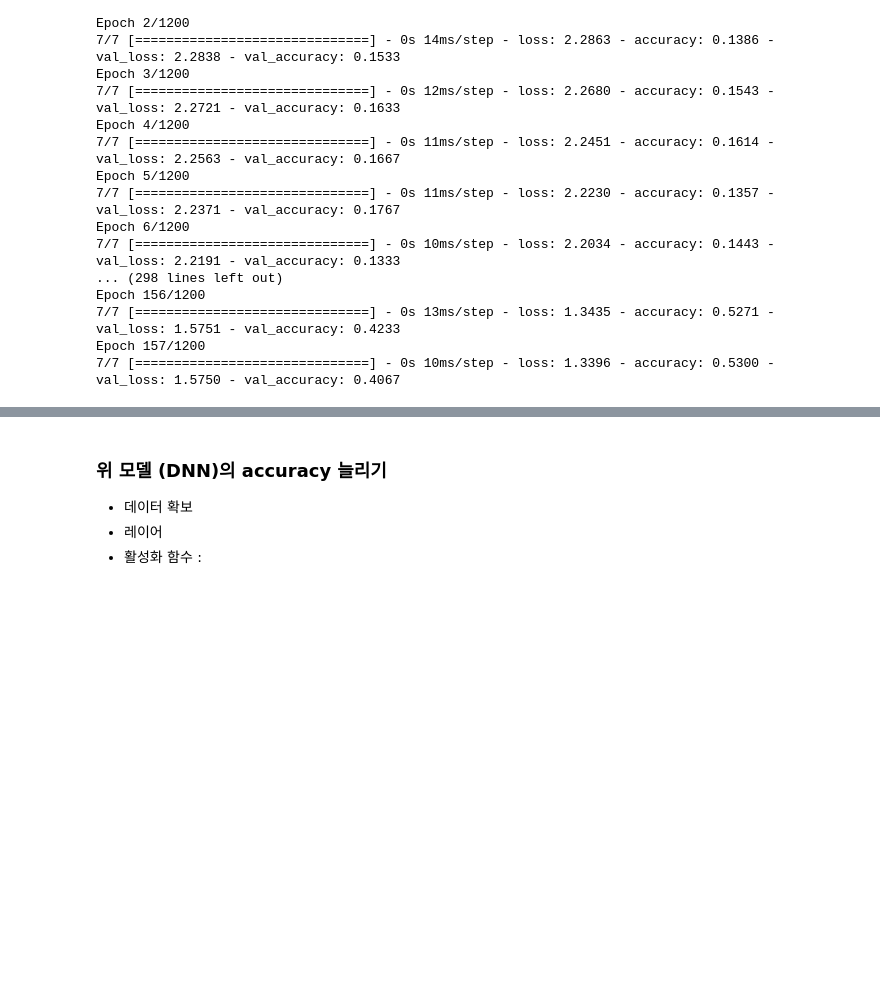
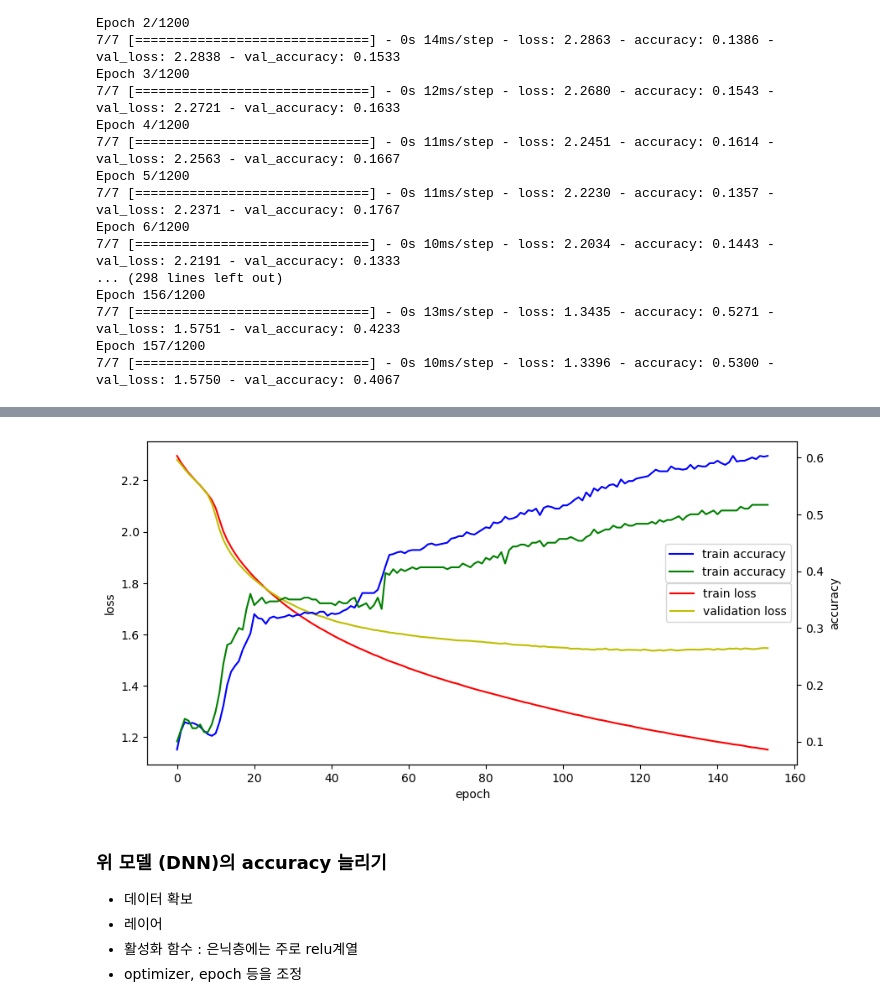
Before and after one commit to minjunK94/ai, a Jupyter notebook: source/08_DeepLearning/ch08_DNN(딥러닝)_MNIST(손글씨데이터).ipynb, the cells around one changed output, grey strips where cells are left out. Drawn from its saved outputs; the diff is of its cells as text; code cells hidden in the pictures; blank space fills up the shorter version.

```diff
--- a/source/08_DeepLearning/ch08_DNN(딥러닝)_MNIST(손글씨데이터).ipynb
+++ b/source/08_DeepLearning/ch08_DNN(딥러닝)_MNIST(손글씨데이터).ipynb
@@ -404,5 +426,21 @@ Epoch 157/1200
+# %%
+fig, loss_ax = plt.subplots(figsize=(10,5))
+loss_ax.plot(hist.history['loss'], 'r', label='train loss')
+loss_ax.plot(hist.history['val_loss'], 'y', label='validation loss')
+loss_ax.set_xlabel('epoch')
+loss_ax.set_ylabel('loss')
+acc_ax = loss_ax.twinx()
+acc_ax.plot(hist.history['accuracy'], 'b', label='train accuracy')
+acc_ax.plot(hist.history['val_accuracy'], 'g', label='train accuracy')
+acc_ax.set_ylabel('accuracy')
+loss_ax.legend(loc='center right')
+acc_ax.legend(bbox_to_anchor=(0.999, 0.7))
+plt.show()
+# %% [output]
+[figure, added]
 # %% [markdown]
 ### 위 모델 (DNN)의 accuracy 늘리기
 - 데이터 확보
 - 레이어
-- 활성화 함수 :
+- 활성화 함수 : 은닉층에는 주로 relu계열
+- optimizer, epoch 등을 조정
```
Also changed, not shown: parts of 26 cells of this notebook, 8 other files.
